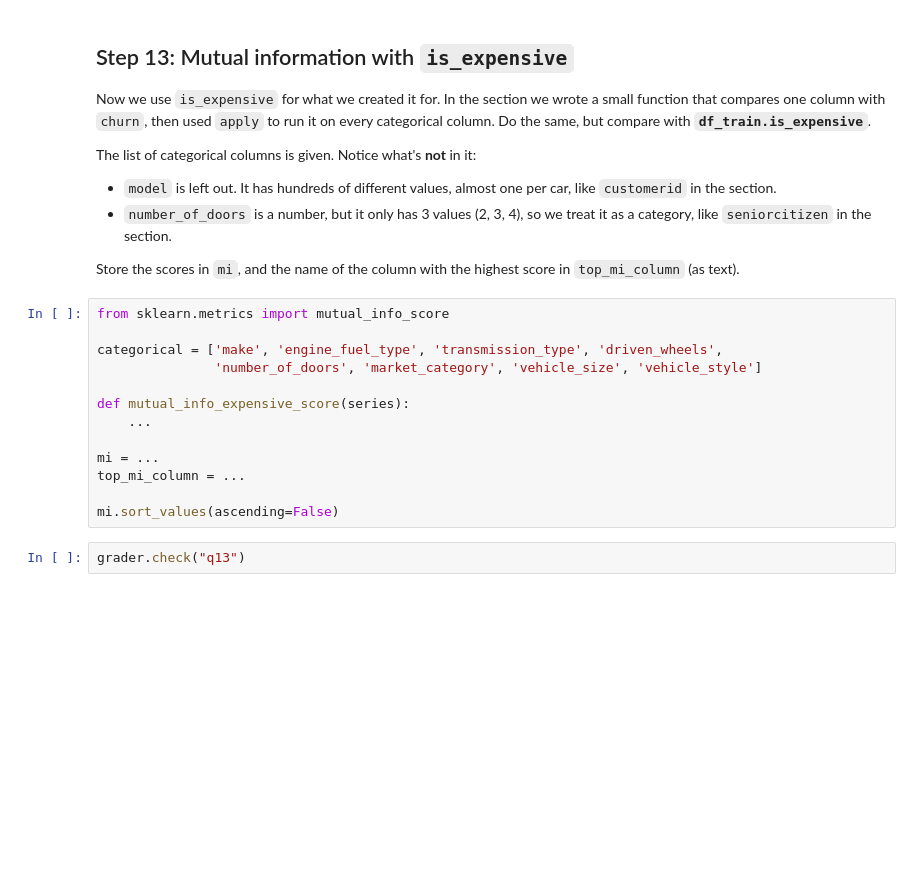
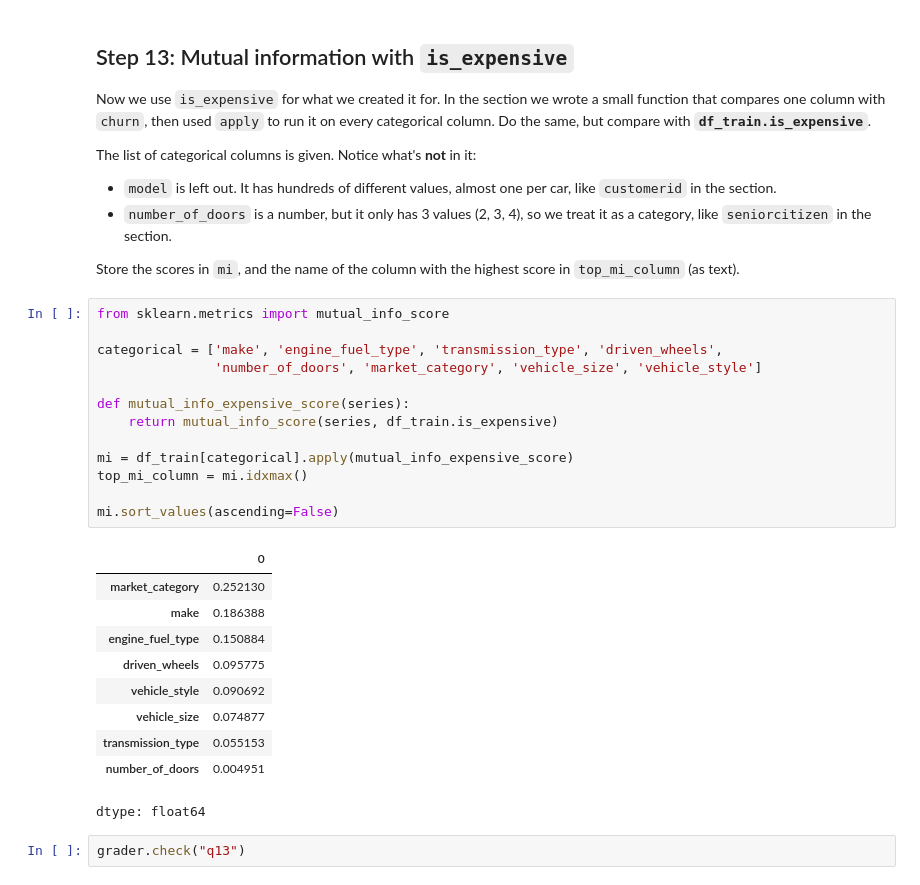
Before and after one commit to hassanmetwalydev/cautious-computing-machine, a Jupyter notebook: section1/232994.ipynb, the cells around one changed output. Saved outputs shown, nothing was run; the diff lists cells and outputs as text; blank space fills up the shorter version.

```diff
--- a/section1/232994.ipynb
+++ b/section1/232994.ipynb
@@ -335,16 +362,27 @@ Store the scores in `mi`, and the name of the column with the highest score in `
 # %%
 from sklearn.metrics import mutual_info_score
 
 categorical = ['make', 'engine_fuel_type', 'transmission_type', 'driven_wheels',
                'number_of_doors', 'market_category', 'vehicle_size', 'vehicle_style']
 
 def mutual_info_expensive_score(series):
-    ...
+    return mutual_info_score(series, df_train.is_expensive)
 
-mi = ...
-top_mi_column = ...
+mi = df_train[categorical].apply(mutual_info_expensive_score)
+top_mi_column = mi.idxmax()
 
 mi.sort_values(ascending=False)
+# %% [output]
+|  | 0 |
+| market_category | 0.252130 |
+| make | 0.186388 |
+| engine_fuel_type | 0.150884 |
+| driven_wheels | 0.095775 |
+| vehicle_style | 0.090692 |
+| vehicle_size | 0.074877 |
+| transmission_type | 0.055153 |
+| number_of_doors | 0.004951 |
+dtype: float64
 # %%
 grader.check("q13")
 # %% [markdown]
```
Also changed, not shown: parts of 6 cells of this notebook.
